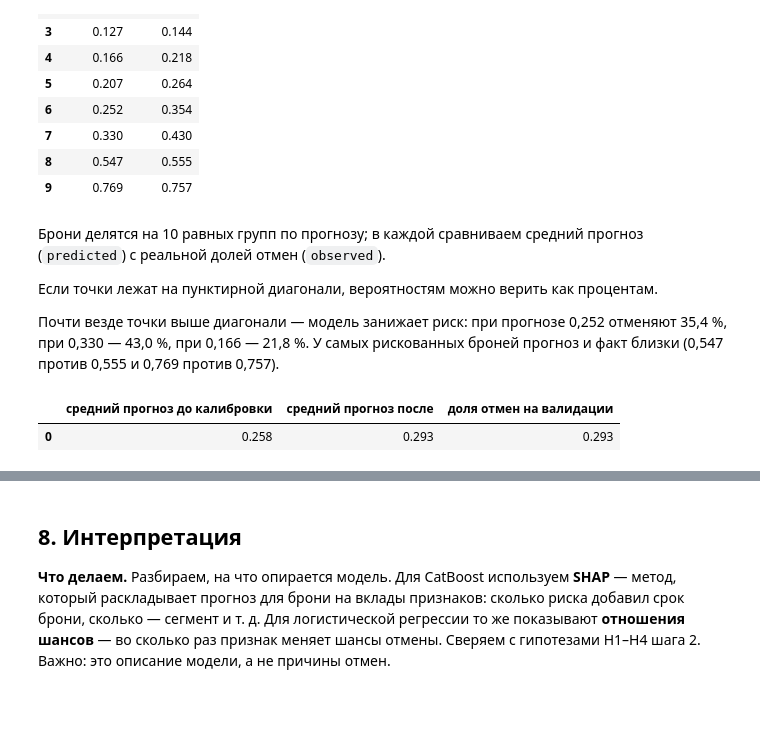
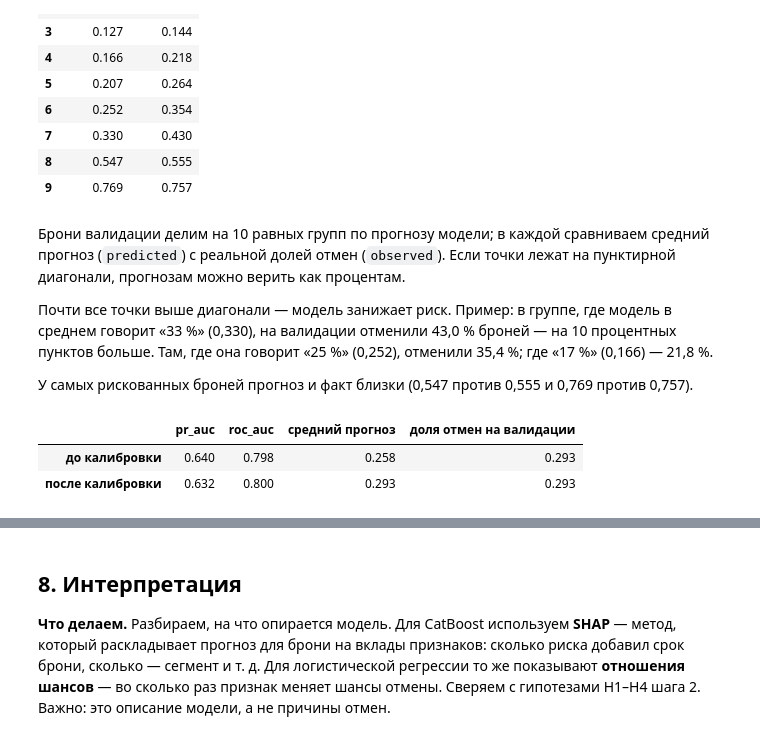
Before and after one commit to obivanio/hotel-cancellations-hse, a Jupyter notebook: notebooks/03_model.ipynb, the cells around one changed output, grey strips where cells are left out. Drawn from its saved outputs; the diff is of its cells as text; code cells hidden in the pictures; blank space fills up the shorter version.

```diff
--- a/notebooks/03_model.ipynb
+++ b/notebooks/03_model.ipynb
@@ -375,18 +384,21 @@ calibration_raw.round(3)
 | 8 | 0.547 | 0.555 |
 | 9 | 0.769 | 0.757 |
 # %% [markdown]
-Брони делятся на 10 равных групп по прогнозу; в каждой сравниваем средний прогноз (`predicted`) с реальной долей отмен (`observed`).
+Брони валидации делим на 10 равных групп по прогнозу модели; в каждой сравниваем средний прогноз (`predicted`) с реальной долей отмен (`observed`). Если точки лежат на пунктирной диагонали, прогнозам можно верить как процентам.
 
-Если точки лежат на пунктирной диагонали, вероятностям можно верить как процентам.
+Почти все точки выше диагонали — модель занижает риск. Пример: в группе, где модель в среднем говорит «33 %» (0,330), на валидации отменили 43,0 % броней — на 10 процентных пунктов больше. Там, где она говорит «25 %» (0,252), отменили 35,4 %; где «17 %» (0,166) — 21,8 %.
 
-Почти везде точки выше диагонали — модель занижает риск: при прогнозе 0,252 отменяют 35,4 %, при 0,330 — 43,0 %, при 0,166 — 21,8 %. У самых рискованных броней прогноз и факт близки (0,547 против 0,555 и 0,769 против 0,757).
+У самых рискованных броней прогноз и факт близки (0,547 против 0,555 и 0,769 против 0,757).
 # %%
 calibrator = fit_calibrator(valid_scores['CatBoost (настроенный)'], y_valid)
 valid_proba = calibrator.predict(valid_scores['CatBoost (настроенный)'])
-pd.DataFrame({'средний прогноз до калибровки': [valid_scores['CatBoost (настроенный)'].mean()],
-              'средний прогноз после': [valid_proba.mean()],
-              'доля отмен на валидации': [y_valid.mean()]}).round(3)
+before_after = {'до калибровки': valid_scores['CatBoost (настроенный)'], 'после калибровки': valid_proba}
+score_table(y_valid, before_after).assign(**{
+    'средний прогноз': [proba.mean() for proba in before_after.values()],
+    'доля отмен на валидации': y_valid.mean(),
+}).round(3)
 # %% [output]
-|  | средний прогноз до калибровки | средний прогноз после | доля отмен на валидации |
-| 0 | 0.258 | 0.293 | 0.293 |
+|  | pr_auc | roc_auc | средний прогноз | доля отмен на валидации |
+| до калибровки | 0.640 | 0.798 | 0.258 | 0.293 |
+| после калибровки | 0.632 | 0.800 | 0.293 | 0.293 |
 # %% [markdown]
```
Also changed, not shown: parts of 3 cells of this notebook, 1 other file.
